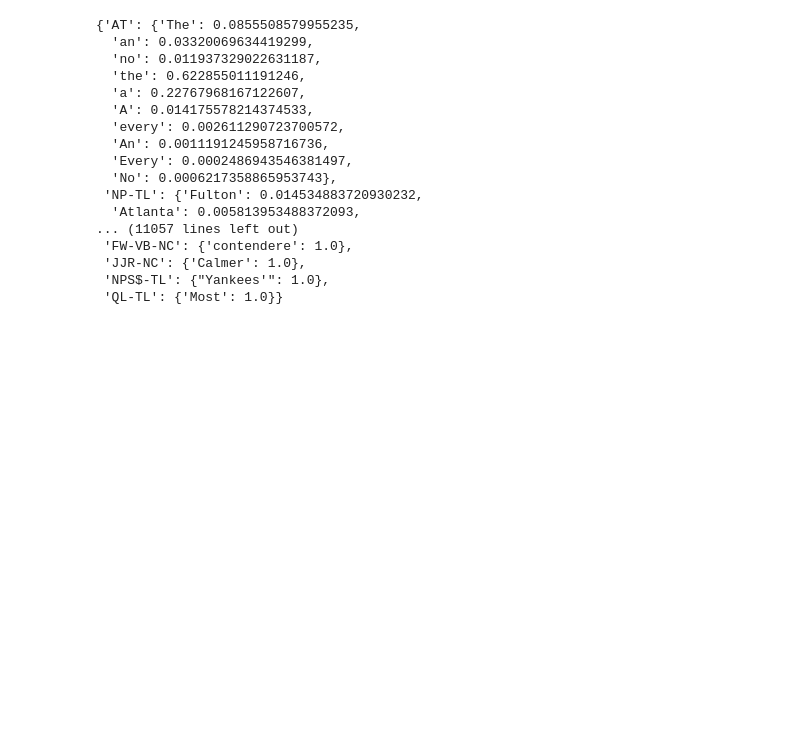
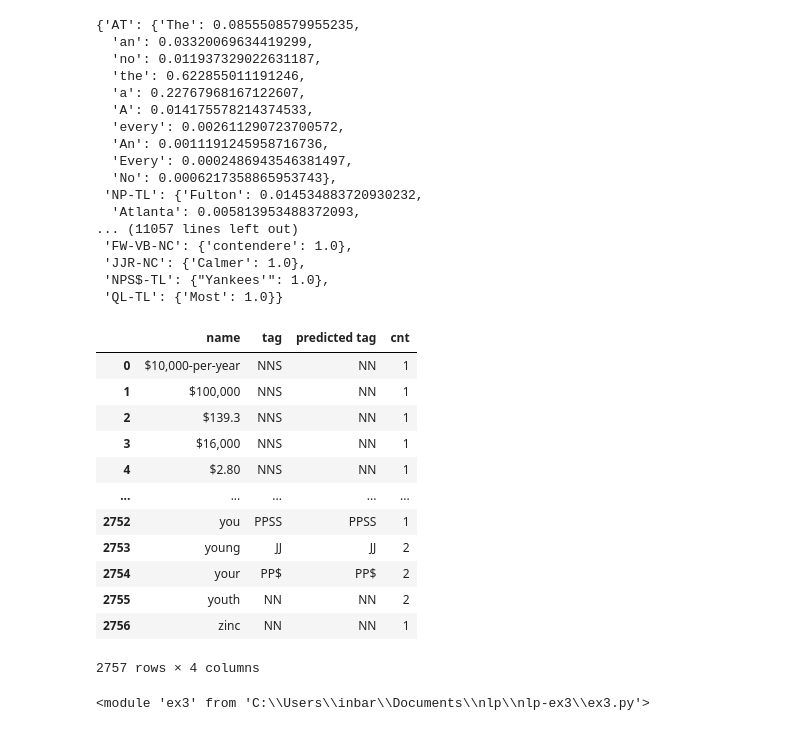
Before and after one commit to HadarBit/nlp-ex3, a Jupyter notebook: playing_nb.ipynb, the cells around one changed output. Saved outputs shown, nothing was run; the diff lists cells and outputs as text; code cells hidden in the pictures; blank space fills up the shorter version.

```diff
--- a/playing_nb.ipynb
+++ b/playing_nb.ipynb
@@ -203,0 +215,23 @@ emission_probabilities
+# %%
+df_test.groupby("name").value_counts().to_frame("cnt").query("cnt < @freq_threshold").reset_index()
+# %% [output]
+|  | name | tag | predicted tag | cnt |
+| 0 | $10,000-per-year | NNS | NN | 1 |
+| 1 | $100,000 | NNS | NN | 1 |
+| 2 | $139.3 | NNS | NN | 1 |
+| 3 | $16,000 | NNS | NN | 1 |
+| 4 | $2.80 | NNS | NN | 1 |
+| ... | ... | ... | ... | ... |
+| 2752 | you | PPSS | PPSS | 1 |
+| 2753 | young | JJ | JJ | 2 |
+| 2754 | your | PP$ | PP$ | 2 |
+| 2755 | youth | NN | NN | 2 |
+| 2756 | zinc | NN | NN | 1 |
+2757 rows × 4 columns
+# %%
+from ex3 import *
+import ex3
+import imp
+imp.reload(ex3)
+# %% [output]
+<module 'ex3' from 'C:\\Users\\inbar\\Documents\\nlp\\nlp-ex3\\ex3.py'>
```
Also changed, not shown: parts of 10 cells of this notebook, 1 other file.
